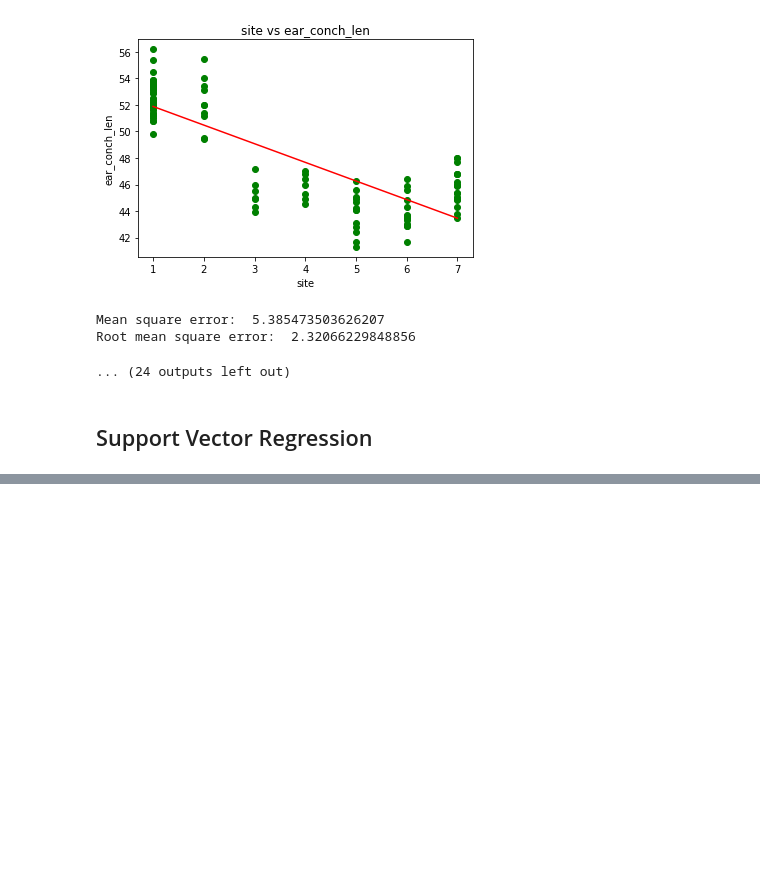
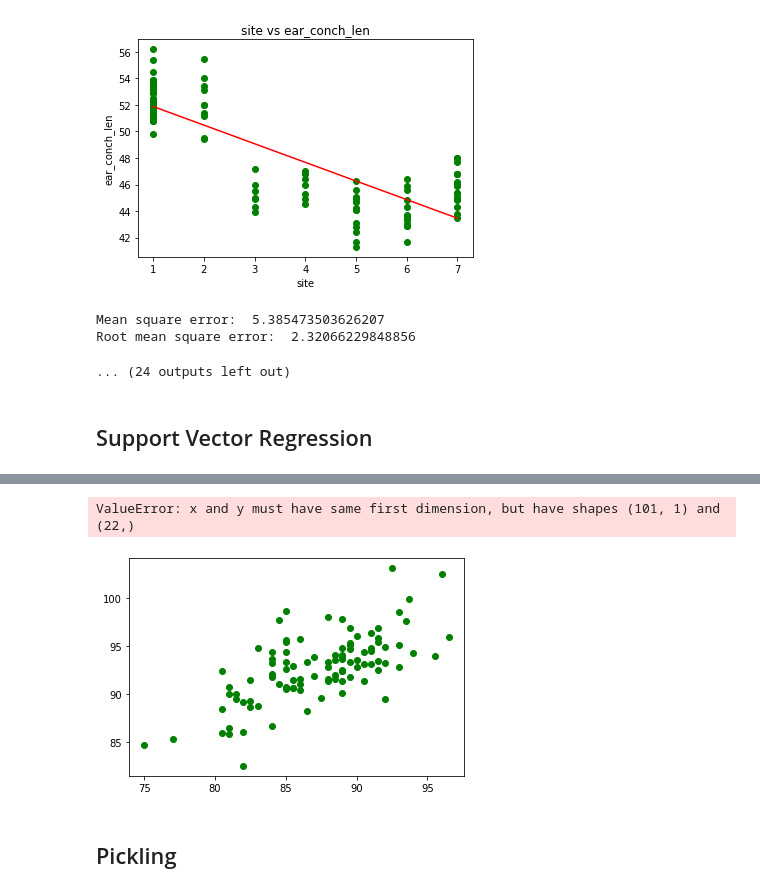
Before and after one commit to dhairyagupta2603/DAC_task1_regression, a Jupyter notebook: notebooks/model_building.ipynb, the cells around one changed output, grey strips where cells are left out. Cells and saved outputs as stored; diff of their text form; code cells hidden in the pictures; blank space fills up the shorter version.

```diff
--- a/notebooks/model_building.ipynb
+++ b/notebooks/model_building.ipynb
@@ -54,5 +55,5 @@ for var in dependents:
 # %%
-def plot_linear_regression(x, y, prediction, i_name, d_name)->None:
+def plot_regression(x, y, prediction, i_name, d_name)->None:
     plt.scatter(x, y, color = 'green')
     plt.plot(x, prediction, color = 'red')
     plt.title(i_name + ' vs ' + d_name)
@@ -101,8 +106,10 @@ y= df['total_len']
 # %%
 sc_X = StandardScaler()
 sc_y = StandardScaler()
+x = np.array(df['total_len']).reshape(-1, 1)
+y = np.array(df['head_len']).reshape(-1, 1)
 X = sc_X.fit_transform(x)
-y = sc_y.fit_transform(y)
+Y = sc_y.fit_transform(y)
 regressor = SVR(kernel = 'rbf')
-regressor.fit(X, y)
+regressor.fit(X, Y)
 # %% [output]
@@ -112,0 +134,9 @@ array=[8. 6. 6. 6. 2. 1. 2. 6. 9. 6. 9. 5. 5. 3. 5. 4. 1. 2. 5. 4. 3. 3. 4. 2.
+# %%
+x_grid = np.arange(min(x), max(x))
+x_grid = x_grid.reshape((len(x_grid), 1))
+plot_regression(x, y, regressor.predict(x_grid), 'total_len', 'head_len')
+# %% [output]
+ValueError: x and y must have same first dimension, but have shapes (101, 1) and (22,)
+[figure, added]
+# %% [markdown]
+## Pickling
```
Also changed, not shown: parts of 8 cells of this notebook, 1 other file.
